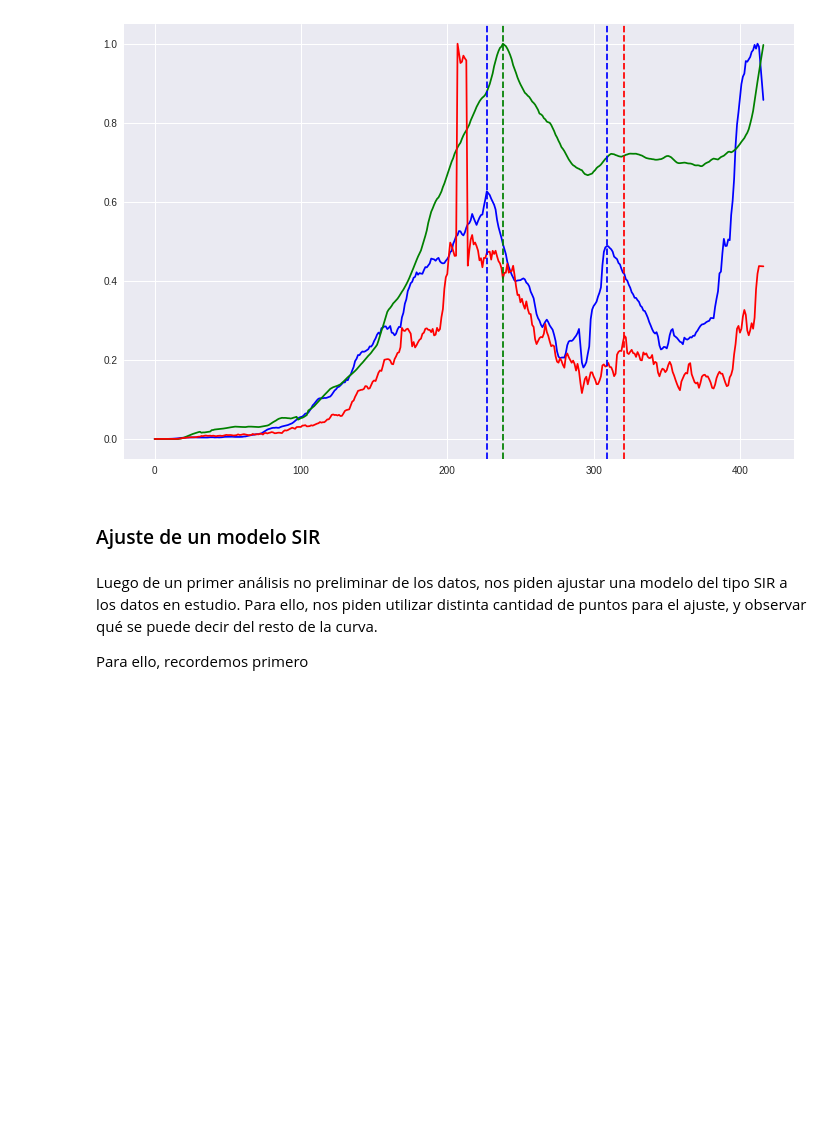
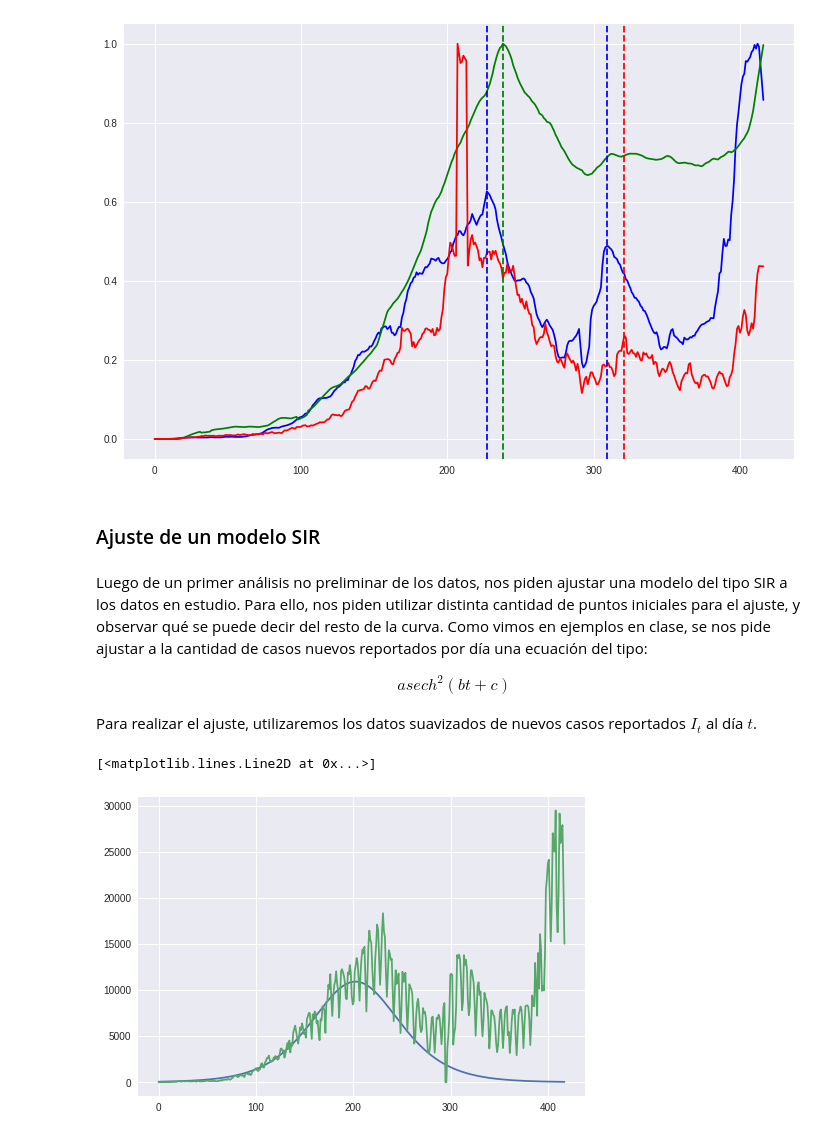
Before and after one commit to denisecammarota/matbio, a Jupyter notebook: tp5/P5_Ej2.ipynb, the cells around one changed output. Saved outputs shown, nothing was run; the diff lists cells and outputs as text; code cells hidden in the pictures; blank space fills up the shorter version.

```diff
--- a/tp5/P5_Ej2.ipynb
+++ b/tp5/P5_Ej2.ipynb
@@ -135,6 +136,29 @@ plt.show()
 # %% [markdown]
 ### Ajuste de un modelo SIR
 # %% [markdown]
-Luego de un primer análisis no preliminar de los datos, nos piden ajustar una modelo del tipo SIR a los datos en estudio. Para ello, nos piden utilizar distinta cantidad de puntos para el ajuste, y observar qué se puede decir del resto de la curva.
+Luego de un primer análisis no preliminar de los datos, nos piden ajustar una modelo del tipo SIR a los datos en estudio. Para ello, nos piden utilizar distinta cantidad de puntos iniciales para el ajuste, y observar qué se puede decir del resto de la curva. Como vimos en ejemplos en clase, se nos pide ajustar a la cantidad de casos nuevos reportados por día una ecuación del tipo:
 
-Para ello, recordemos primero
+\begin{align}
+a sech^{2} (bt + c)
+\end{align}
+
+Para realizar el ajuste, utilizaremos los datos suavizados de nuevos casos reportados $I_{t}$ al día $t$.
+# %%
+def sech_sir(x,a,b,c):
+  y = a*((np.cosh(b*x+c))**(-2))
+  return y
+# %%
+inf_2 = inf[:200]
+xdata = np.linspace(0,len(inf),len(inf))
+ydata = inf
+xfit = np.linspace(0,len(inf_2),len(inf_2))
+yfit = inf_2
+p0 = 50,0.01,0.01
+popt, pcov = curve_fit(sech_sir, xfit, yfit,p0)
+# %%
+res = sech_sir(xdata,popt[0],popt[1],popt[2])
+plt.plot(xdata,res)
+plt.plot(xdata,ydata)
+# %% [output]
+[<matplotlib.lines.Line2D at 0x...>]
+[figure, added]
```
Also changed, not shown: parts of 1 cell of this notebook.
